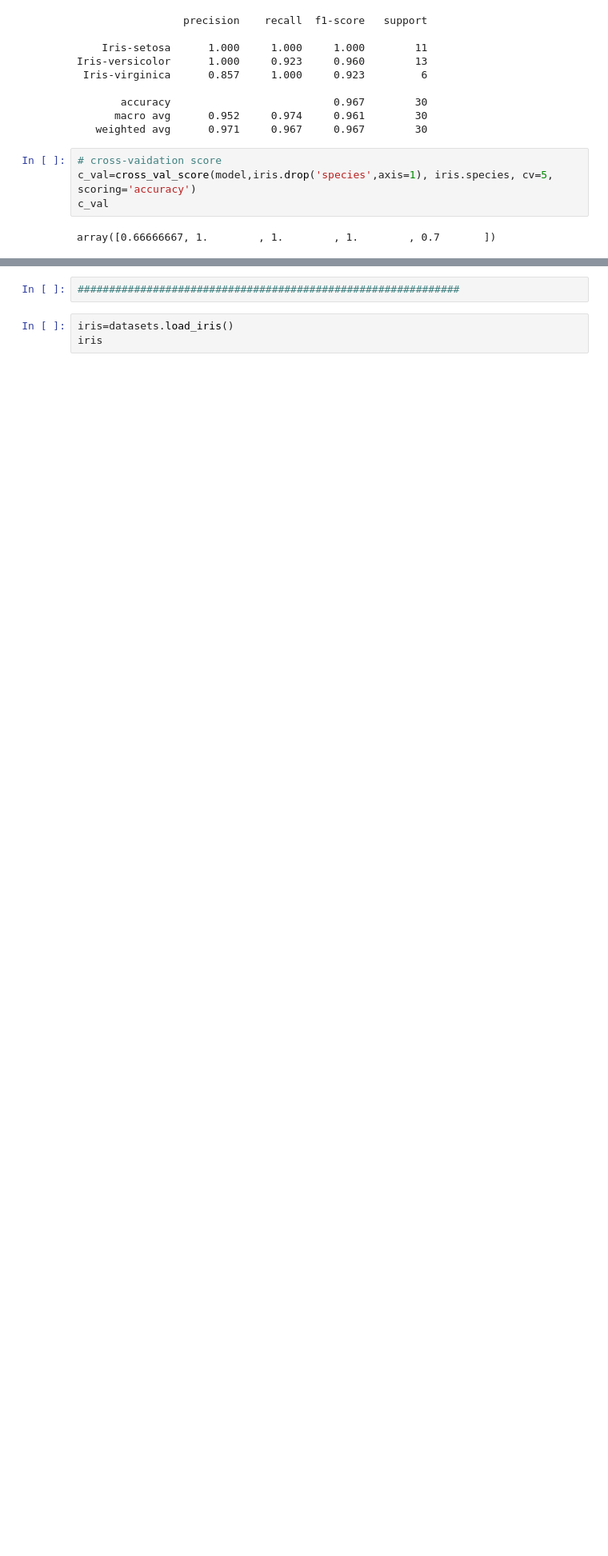
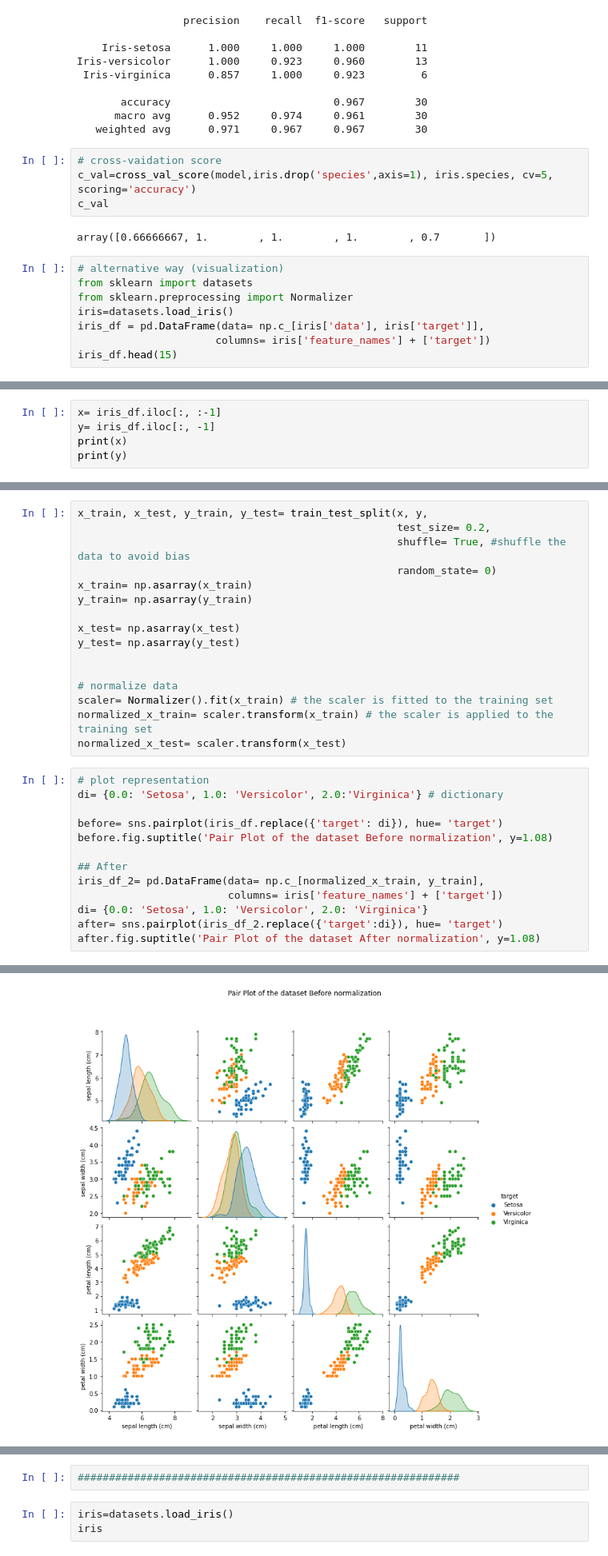
Before and after one commit to Cow4bunga/Sem_6_practice, a Jupyter notebook: Practice3.ipynb, the cells around one changed output, grey strips where cells are left out. Shown at 80% size. Drawn from its saved outputs; the diff is of its cells as text; blank space fills up the shorter version.

Commit message:
some additions in practice3 ; adding k-means clustering for iris dataset

```diff
--- a/Practice3.ipynb
+++ b/Practice3.ipynb
@@ -243,3 +243,11 @@ c_val=cross_val_score(model,iris.drop('species',axis=1), iris.species, cv=5, sco
 c_val
 # %% [output]
 array([0.66666667, 1.        , 1.        , 1.        , 0.7       ])
+# %%
+# alternative way (visualization)
+from sklearn import datasets
+from sklearn.preprocessing import Normalizer
+iris=datasets.load_iris()
+iris_df = pd.DataFrame(data= np.c_[iris['data'], iris['target']],
+                      columns= iris['feature_names'] + ['target'])
+iris_df.head(15)
@@ -245,0 +271,5 @@ array([0.66666667, 1.        , 1.        , 1.        , 0.7       ])
+# %%
+x= iris_df.iloc[:, :-1]
+y= iris_df.iloc[:, -1]
+print(x)
+print(y)
@@ -245,0 +294,30 @@ array([0.66666667, 1.        , 1.        , 1.        , 0.7       ])
+# %%
+x_train, x_test, y_train, y_test= train_test_split(x, y,
+                                                   test_size= 0.2,
+                                                   shuffle= True, #shuffle the data to avoid bias
+                                                   random_state= 0)
+x_train= np.asarray(x_train)
+y_train= np.asarray(y_train)
+
+x_test= np.asarray(x_test)
+y_test= np.asarray(y_test)
+
+
+# normalize data
+scaler= Normalizer().fit(x_train) # the scaler is fitted to the training set
+normalized_x_train= scaler.transform(x_train) # the scaler is applied to the training set
+normalized_x_test= scaler.transform(x_test)
+# %%
+# plot representation
+di= {0.0: 'Setosa', 1.0: 'Versicolor', 2.0:'Virginica'} # dictionary
+
+before= sns.pairplot(iris_df.replace({'target': di}), hue= 'target')
+before.fig.suptitle('Pair Plot of the dataset Before normalization', y=1.08)
+
+## After
+iris_df_2= pd.DataFrame(data= np.c_[normalized_x_train, y_train],
+                        columns= iris['feature_names'] + ['target'])
+di= {0.0: 'Setosa', 1.0: 'Versicolor', 2.0: 'Virginica'}
+after= sns.pairplot(iris_df_2.replace({'target':di}), hue= 'target')
+after.fig.suptitle('Pair Plot of the dataset After normalization', y=1.08)
+# %% [output]
@@ -245,0 +325 @@ array([0.66666667, 1.        , 1.        , 1.        , 0.7       ])
+[figure, added]
```
Also changed, not shown: parts of 6 cells of this notebook, 1 other file.
